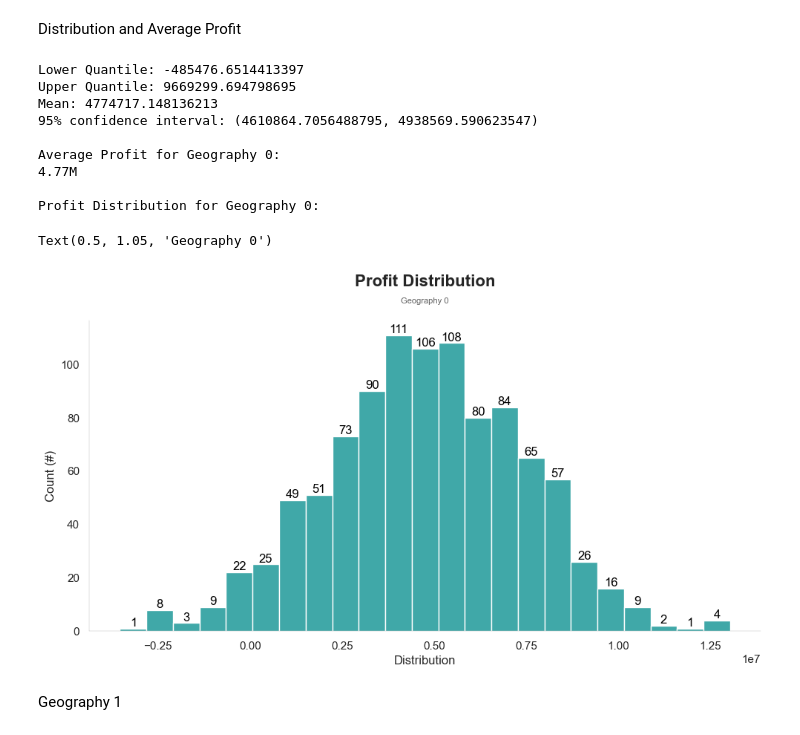
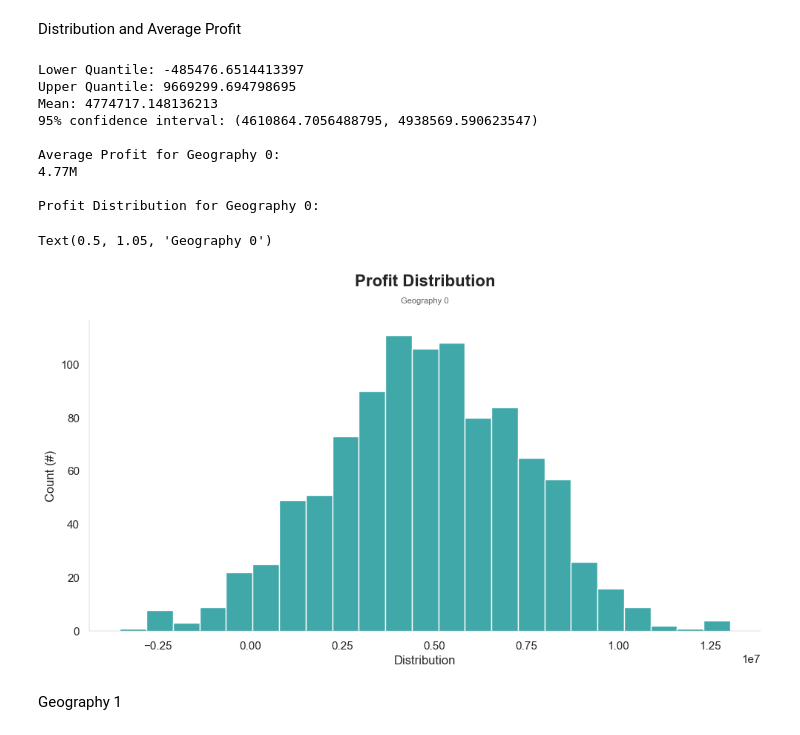
Before and after one commit to mattamx/Projects, a Jupyter notebook: TripleTen Projects/Sprint 9 - Machine Learning in Business/ML in Business v2.ipynb, the cells around one changed output. Drawn from its saved outputs; the diff is of its cells as text; code cells hidden in the pictures.

```diff
--- a/TripleTen Projects/Sprint 9 - Machine Learning in Business/ML in Business v2.ipynb
+++ b/TripleTen Projects/Sprint 9 - Machine Learning in Business/ML in Business v2.ipynb
@@ -246,3 +248,5 @@ seed = 12345
+# %%
+cv = KFold(n_splits=5, random_state=seed, shuffle=True)
 # %% [markdown]
 geo_data_0
 # %%
@@ -273,8 +277,11 @@ for clf_name, clf in classifiers:
     y_pred = clf.predict(X_test)
 
     # evaluations
-    scoring = cross_val_score(clf, X_train, y_train, scoring='neg_mean_squared_error', cv=5, n_jobs=-1, verbose=1)
+    scoring = cross_val_score(clf, X_train, y_train, scoring='neg_mean_squared_error', cv=cv, verbose=1)
+    print('')
     print('{:s} Average Cross-Val Score: {:.3f}'.format(clf_name, scoring.mean()))
+    print('')
     print('{:s} Average RMSE score: {:.3f}'.format(clf_name, np.mean(np.sqrt(np.abs(scoring)))))
-    print('{:s} Average Prediction of Oil Reserve Volume: {:f}\n'.format(clf_name, y_pred.mean()))
+    print('')
+    print('{:s} Average Prediction of Oil Reserve Volume: {:f}'.format(clf_name, y_pred.mean()))
 # %% [output]
@@ -374,8 +362,9 @@ for clf_name, clf in classifiers:
     y_pred = clf.predict(X_test)
 
     # evaluations
-    scoring = cross_val_score(clf, X_train, y_train, scoring='neg_mean_squared_error', cv=5, n_jobs=-1, verbose=1)
+    scoring = cross_val_score(clf, X_train, y_train, scoring='neg_mean_squared_error', cv=cv, verbose=1)
+    print('')
     print('{:s} Average Cross-Val Score: {:.3f}'.format(clf_name, scoring.mean()))
     print('{:s} Average RMSE score: {:.3f}'.format(clf_name, np.mean(np.sqrt(np.abs(scoring)))))
-    print('{:s} Average Prediction of Oil Reserve Volume: {:f}\n'.format(clf_name, y_pred.mean()))
+    print('{:s} Average Prediction of Oil Reserve Volume: {:f}'.format(clf_name, y_pred.mean()))
 # %% [output]
@@ -461,8 +431,9 @@ for clf_name, clf in classifiers:
     y_pred = clf.predict(X_test)
 
     # evaluations
-    scoring = cross_val_score(clf, X_train, y_train, scoring='neg_mean_squared_error', cv=5, n_jobs=-1, verbose=1)
+    scoring = cross_val_score(clf, X_train, y_train, scoring='neg_mean_squared_error', cv=cv, verbose=1)
+    print('')
     print('{:s} Average Cross-Val Score: {:.3f}'.format(clf_name, scoring.mean()))
     print('{:s} Average RMSE score: {:.3f}'.format(clf_name, np.mean(np.sqrt(np.abs(scoring)))))
-    print('{:s} Average Prediction of Oil Reserve Volume: {:f}\n'.format(clf_name, y_pred.mean()))
+    print('{:s} Average Prediction of Oil Reserve Volume: {:f}'.format(clf_name, y_pred.mean()))
 # %% [output]
@@ -624,42 +576,35 @@ print('\x1B[1m' + 'Mean:'+ '\x1B[0m', profit_0.mean())
 print('\x1B[1m' + '95% confidence interval:'+ '\x1B[0m', confidence_interval)
 
 
 print('')
 average_profit_0 = profit_0.mean()
 print('\x1B[1m' + 'Average Profit for Geography 0:'+ '\x1B[0m')
 print(revenue_format(average_profit_0))
 print('')
 
 print('\x1B[1m' + 'Profit Distribution for Geography 0:'+ '\x1B[0m')
 fig, ax = plt.subplots(figsize=(10, 8))
 plt.close()
-g = sns.displot(profit_0, color="darkcyan",
-                height=5,
-                aspect=2,
-                palette='mako',
-                )
 
+g = sns.displot(profit_0, color="darkcyan", height=5, aspect=2)
 ax = g.facet_axis(0, 0)
-for c in ax.containers:
-    labels = [f'{(v.get_height())}' for v in c]
-    ax.bar_label(c, labels=labels, label_type='edge', color='black')
 
 g.set(xlabel='Distribution', ylabel='Count (#)')
 ax.autoscale()
 ax.text(x=0.5, y=1.1, s='Profit Distribution', fontsize=16, weight='bold', ha='center', va='bottom', transform=ax.transAxes)
 ax.text(x=0.5, y=1.05, s='Geography 0', fontsize=8, alpha=0.75, ha='center', va='bottom', transform=ax.transAxes)
 # %% [output]
 Lower Quantile: -485476.6514413397
 Upper Quantile: 9669299.694798695
 Mean: 4774717.148136213
 95% confidence interval: (4610864.7056488795, 4938569.590623547)
 
 Average Profit for Geography 0:
 4.77M
 
 Profit Distribution for Geography 0:
 Text(0.5, 1.05, 'Geography 0')
-[figure, old version]
+[figure, new version]
 # %% [markdown]
 Geography 1
 # %%
```
Also changed, not shown: parts of 14 cells of this notebook, 1 other file.
